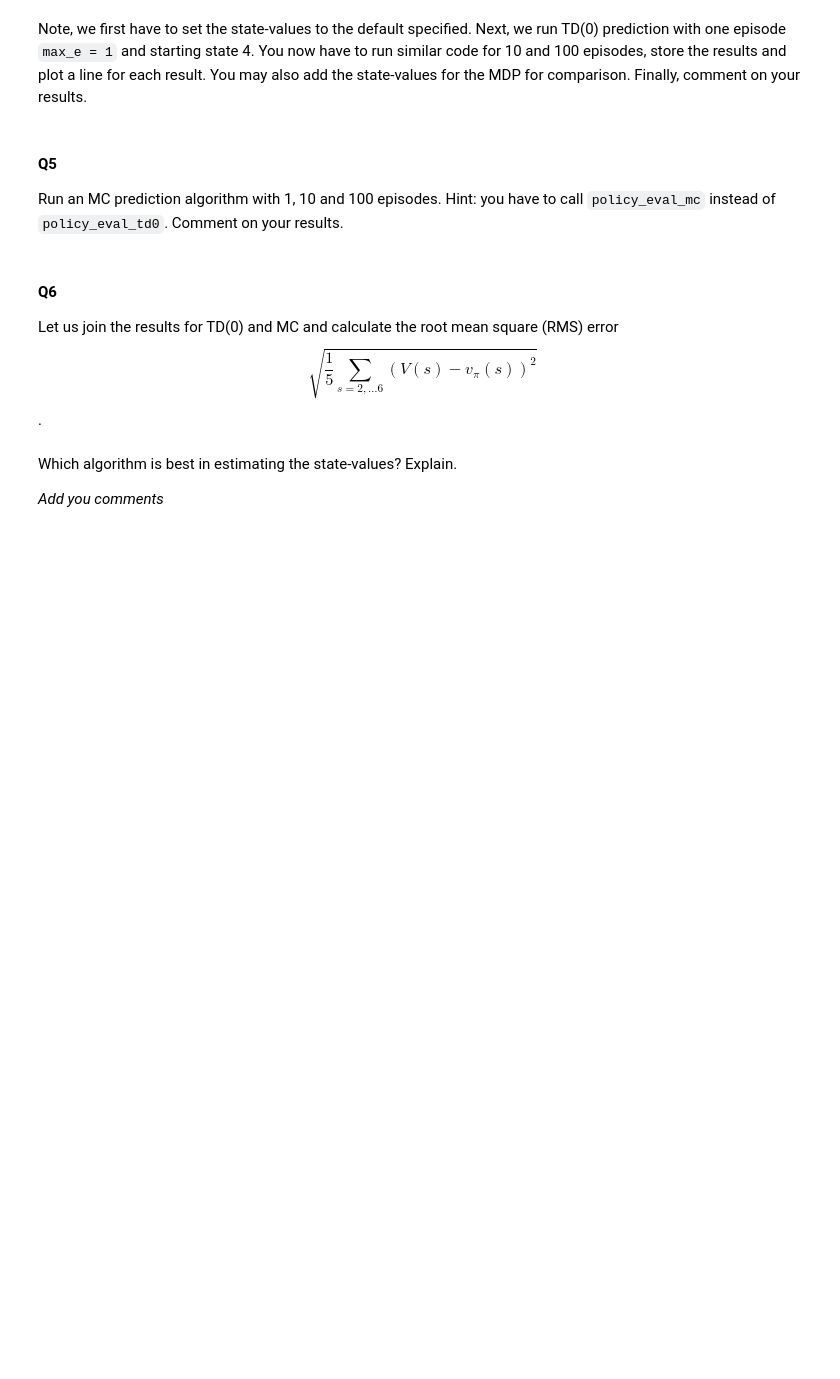
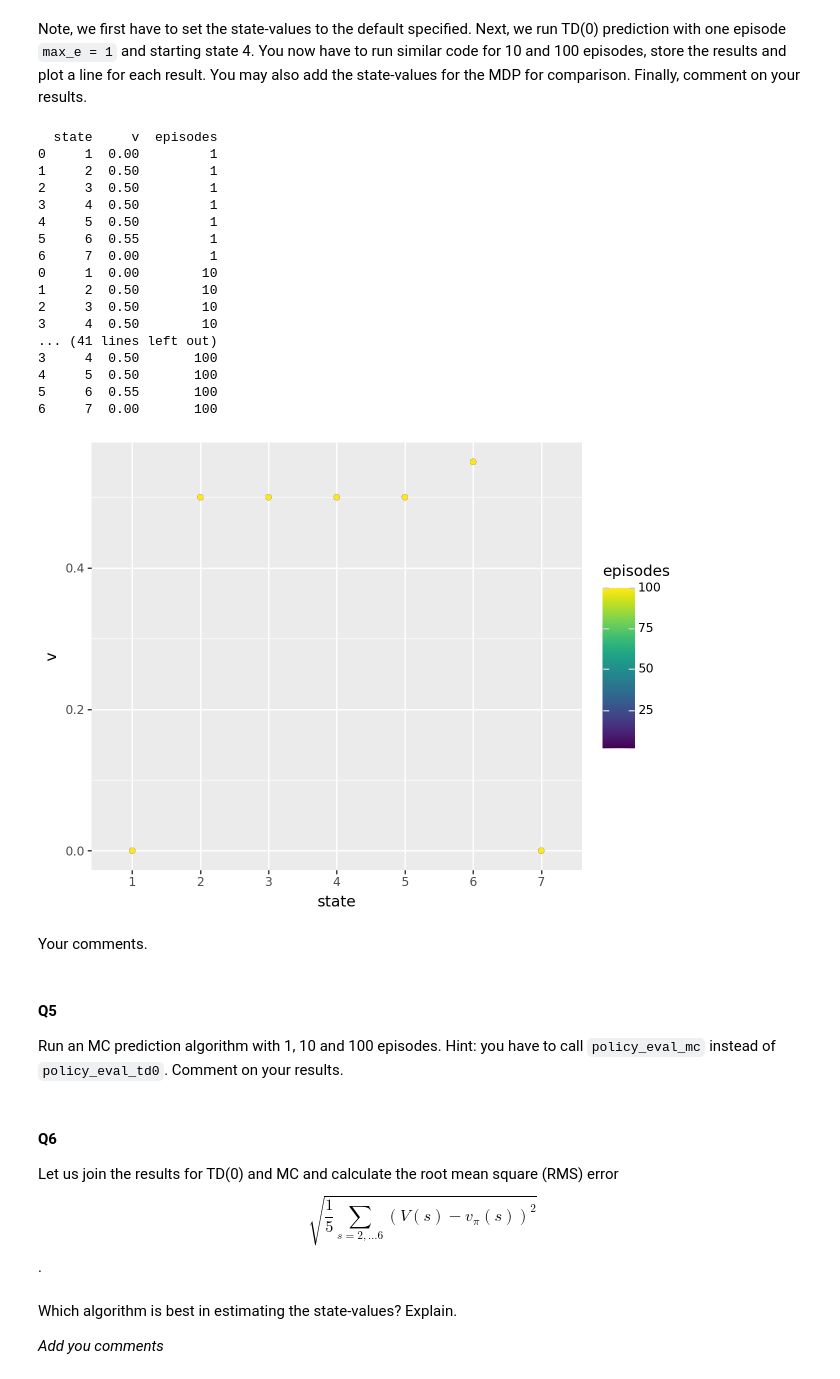
Before and after one commit to Maziger/master-reinforcement-learning, a Jupyter notebook: Notebooks/10_td_pred.ipynb, the cells around one changed output. Saved outputs shown, nothing was run; the diff lists cells and outputs as text; code cells hidden in the pictures; blank space fills up the shorter version.

```diff
--- a/Notebooks/10_td_pred.ipynb
+++ b/Notebooks/10_td_pred.ipynb
@@ -1364,27 +1448,47 @@ Note, we first have to set the state-values to the default specified. Next, we r
 # %%
 #@title Solution (finish the code)
 
 # --- 10 episodes ---
 
-
 resTD0 = resTD0 >> bind_rows(agent.get_state_values() >> mutate(episodes=10))
 
 # --- 100 episodes ---
-
-
+resTD0 = resTD0 >> bind_rows(agent.get_state_values() >> mutate(episodes=100))
+print(resTD0)
 # --- add MDP values for comparison ---
 mdp_part = mdp.get_state_values() >> mutate(episodes="mdp")
 
 
 # --- plot (plotnine) ---
 pt = (ggplot(resTD0, aes(x="state", y="v", color="episodes"))
      + geom_line()
      + geom_point())
 pt.show()
 
 display(Markdown("""
 Your comments.
 """))
+# %% [output]
+  state     v  episodes
+0     1  0.00         1
+1     2  0.50         1
+2     3  0.50         1
+3     4  0.50         1
+4     5  0.50         1
+5     6  0.55         1
+6     7  0.00         1
+0     1  0.00        10
+1     2  0.50        10
+2     3  0.50        10
+3     4  0.50        10
+... (41 lines left out)
+3     4  0.50       100
+4     5  0.50       100
+5     6  0.55       100
+6     7  0.00       100
+[figure, added]
+
+Your comments.
 # %% [markdown]
 #### Q5
 
```
Also changed, not shown: parts of 8 cells of this notebook.
